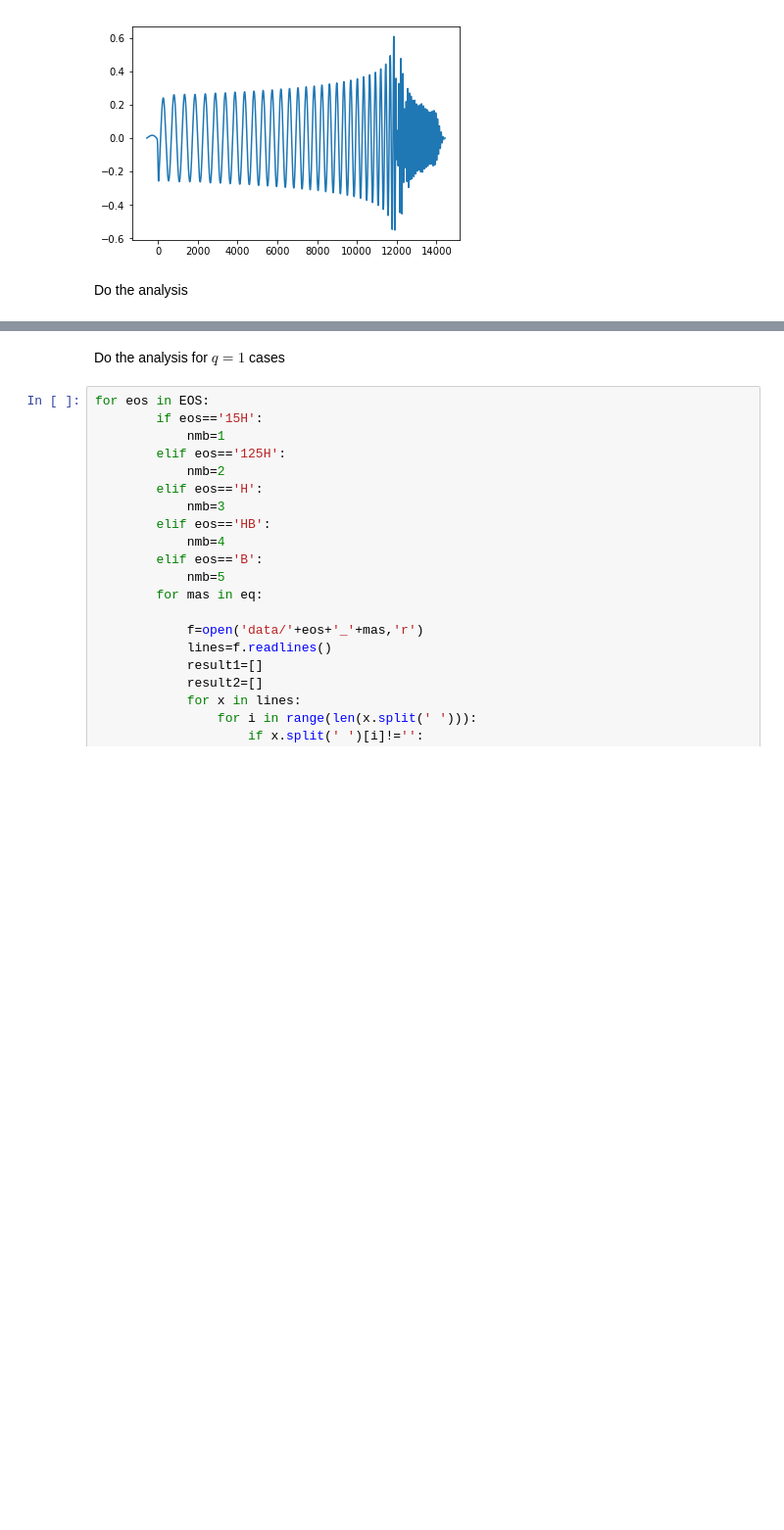
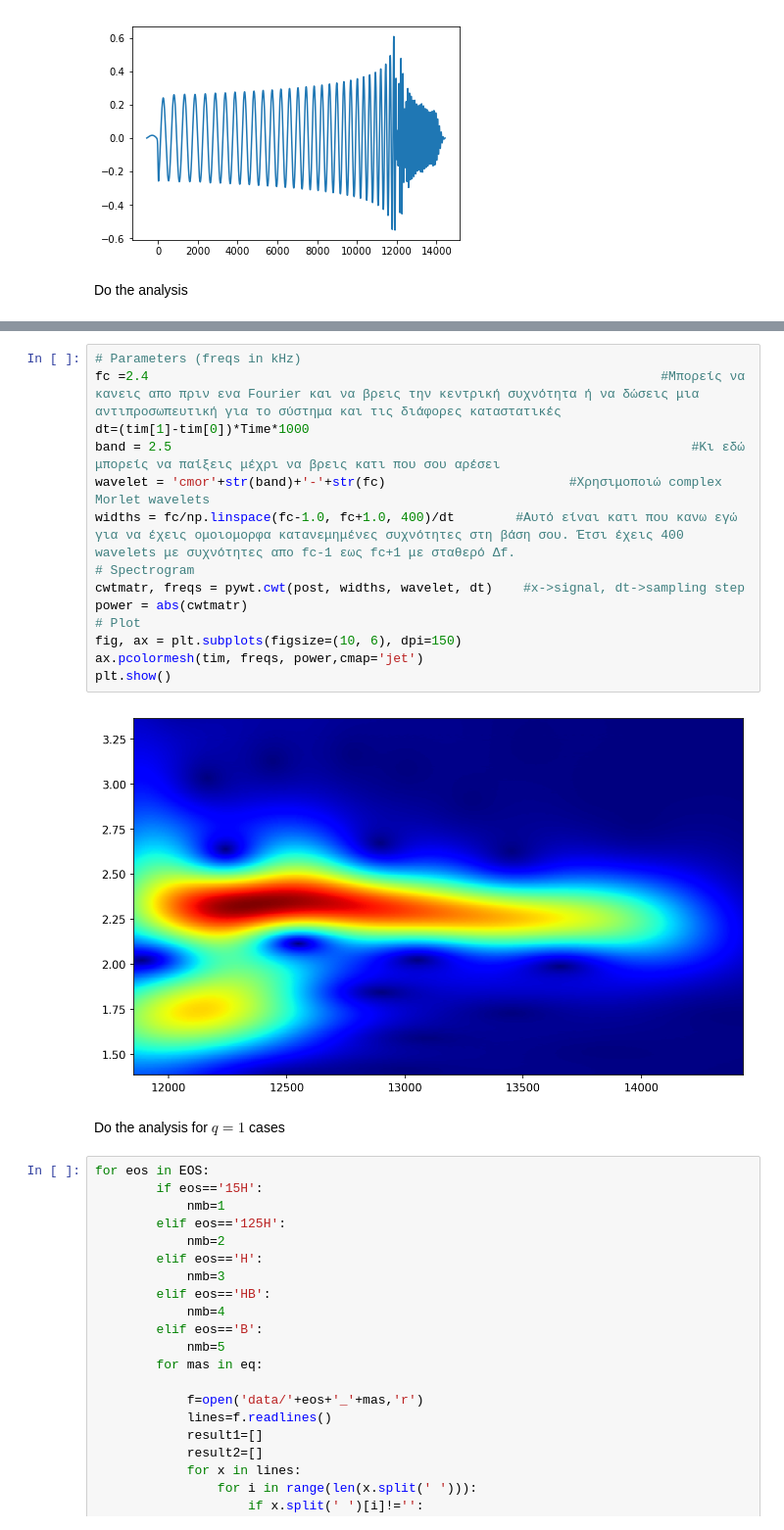
Before and after one commit to johnkou97/sacra, a Jupyter notebook: Plots.ipynb, the cells around one changed output, grey strips where cells are left out. Shown at 98% size. Cells and saved outputs as stored; diff of their text form; blank space fills up the shorter version.

Commit message:
Adding spectrograms

```diff
--- a/Plots.ipynb
+++ b/Plots.ipynb
@@ -201,3 +206,19 @@ plt.show()
+# %%
+# Parameters (freqs in kHz)
+fc =2.4                                                                   #Μπορείς να κανεις απο πριν ενα Fourier και να βρεις την κεντρική συχνότητα ή να δώσεις μια αντιπροσωπευτική για το σύστημα και τις διάφορες καταστατικές
+dt=(tim[1]-tim[0])*Time*1000
+band = 2.5                                                                    #Κι εδώ μπορείς να παίξεις μέχρι να βρεις κατι που σου αρέσει
+wavelet = 'cmor'+str(band)+'-'+str(fc)                        #Χρησιμοποιώ complex Morlet wavelets
+widths = fc/np.linspace(fc-1.0, fc+1.0, 400)/dt        #Αυτό είναι κατι που κανω εγώ για να έχεις ομοιομορφα κατανεμημένες συχνότητες στη βάση σου. Έτσι έχεις 400 wavelets με συχνότητες απο fc-1 εως fc+1 με σταθερό Δf.
+# Spectrogram
+cwtmatr, freqs = pywt.cwt(post, widths, wavelet, dt)    #x->signal, dt->sampling step
+power = abs(cwtmatr)
+# Plot
+fig, ax = plt.subplots(figsize=(10, 6), dpi=150)
+ax.pcolormesh(tim, freqs, power,cmap='jet')
+plt.show()
+# %% [output]
+[figure, added]
 # %% [markdown]
 Do the analysis for $q=1$ cases
 # %%
```
Also changed, not shown: parts of 3 cells of this notebook, 46 other files.
